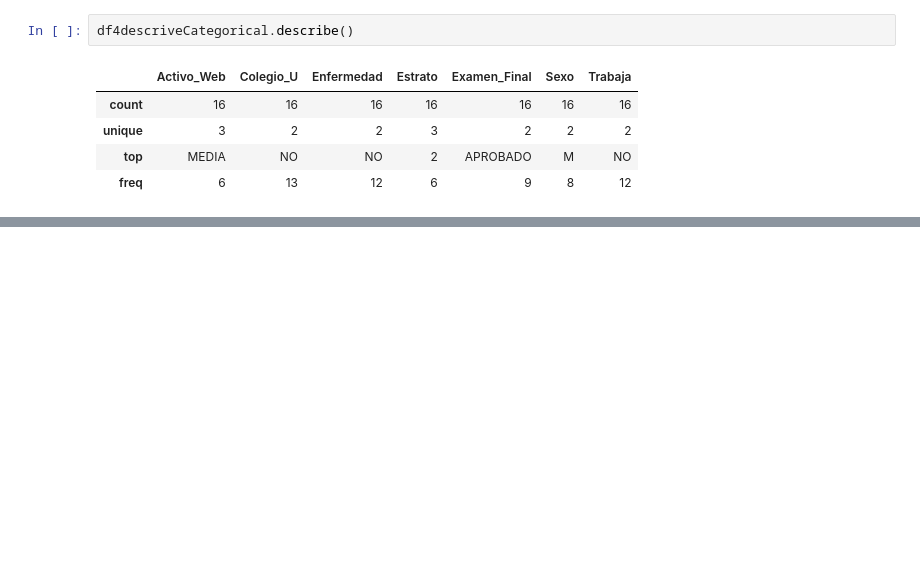
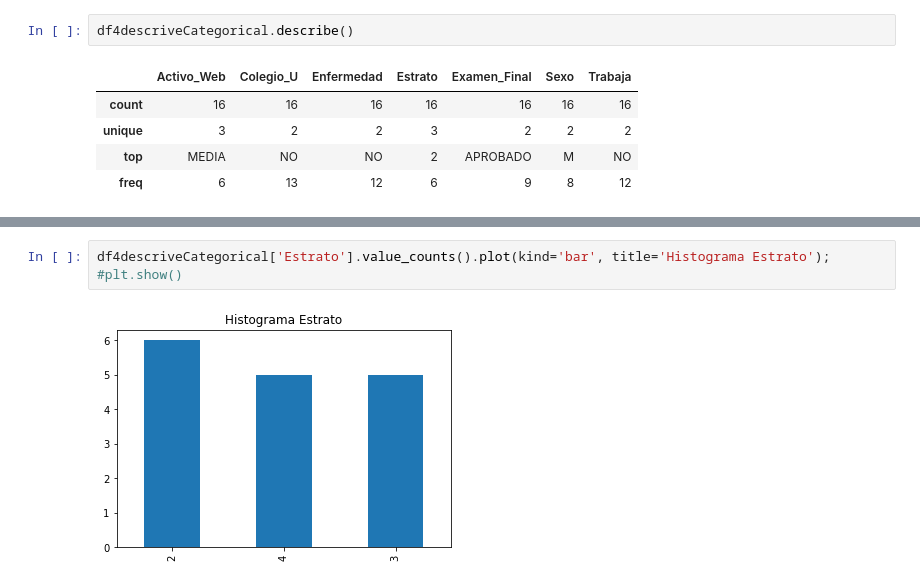
Before and after one commit to romualdo97/data_mining_studies, a Jupyter notebook: python_jupyter_notebook/1_introduction/0_data_preprocessing.ipynb, the cells around one changed output, grey strips where cells are left out. Cells and saved outputs as stored; diff of their text form; blank space fills up the shorter version.

```diff
--- a/python_jupyter_notebook/1_introduction/0_data_preprocessing.ipynb
+++ b/python_jupyter_notebook/1_introduction/0_data_preprocessing.ipynb
@@ -210,0 +175,5 @@ dir(pd.DataFrame)
+# %%
+df4descriveCategorical['Estrato'].value_counts().plot(kind='bar', title='Histograma Estrato');
+#plt.show()
+# %% [output]
+[figure, added]
```
Also changed, not shown: parts of 21 cells of this notebook, 2 other files.
